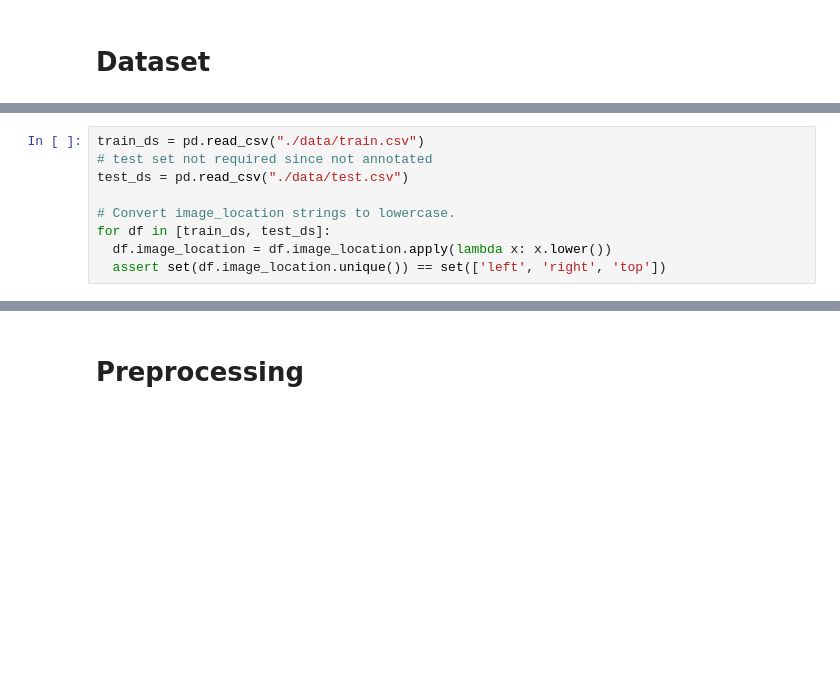
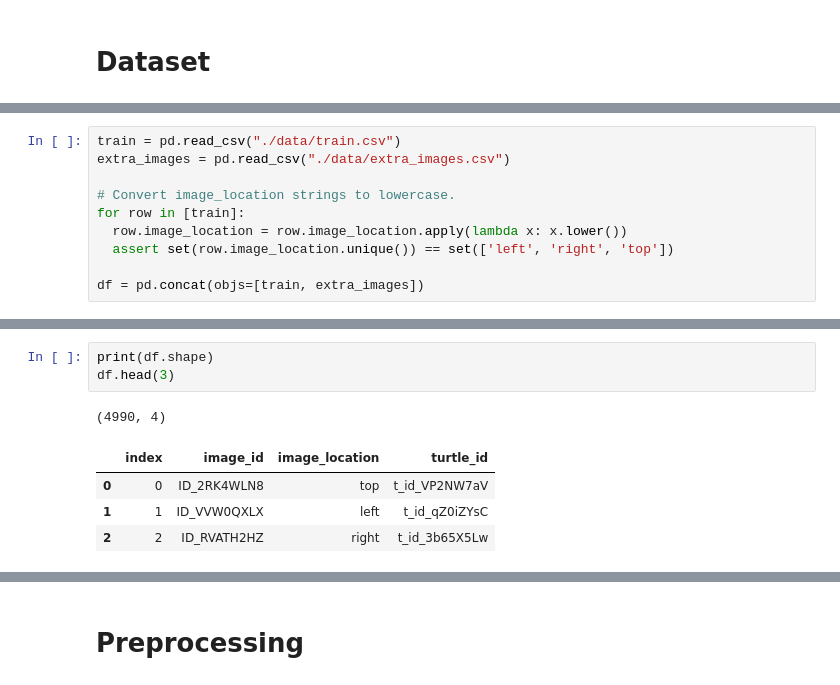
Before and after one commit to dhesenkamp/turtleRecall, a Jupyter notebook: turtleRecall.ipynb, the cells around one changed output, grey strips where cells are left out. Cells and saved outputs as stored; diff of their text form; blank space fills up the shorter version.

```diff
--- a/turtleRecall.ipynb
+++ b/turtleRecall.ipynb
@@ -21,9 +33,10 @@ from utils import IMAGE_DIR, NUM_CLASSES, BATCH_SIZE, IMAGE_SIZE
 # %%
-train_ds = pd.read_csv("./data/train.csv")
-# test set not required since not annotated
-test_ds = pd.read_csv("./data/test.csv")
+train = pd.read_csv("./data/train.csv")
+extra_images = pd.read_csv("./data/extra_images.csv")
 
 # Convert image_location strings to lowercase.
-for df in [train_ds, test_ds]:
-  df.image_location = df.image_location.apply(lambda x: x.lower())
-  assert set(df.image_location.unique()) == set(['left', 'right', 'top'])
+for row in [train]:
+  row.image_location = row.image_location.apply(lambda x: x.lower())
+  assert set(row.image_location.unique()) == set(['left', 'right', 'top'])
+
+df = pd.concat(objs=[train, extra_images])
@@ -81,0 +71,9 @@ plt.show()
+# %%
+print(df.shape)
+df.head(3)
+# %% [output]
+(4990, 4)
+|  | index | image_id | image_location | turtle_id |
+| 0 | 0 | ID_2RK4WLN8 | top | t_id_VP2NW7aV |
+| 1 | 1 | ID_VVW0QXLX | left | t_id_qZ0iZYsC |
+| 2 | 2 | ID_RVATH2HZ | right | t_id_3b65X5Lw |
```
Also changed, not shown: parts of 41 cells of this notebook.
